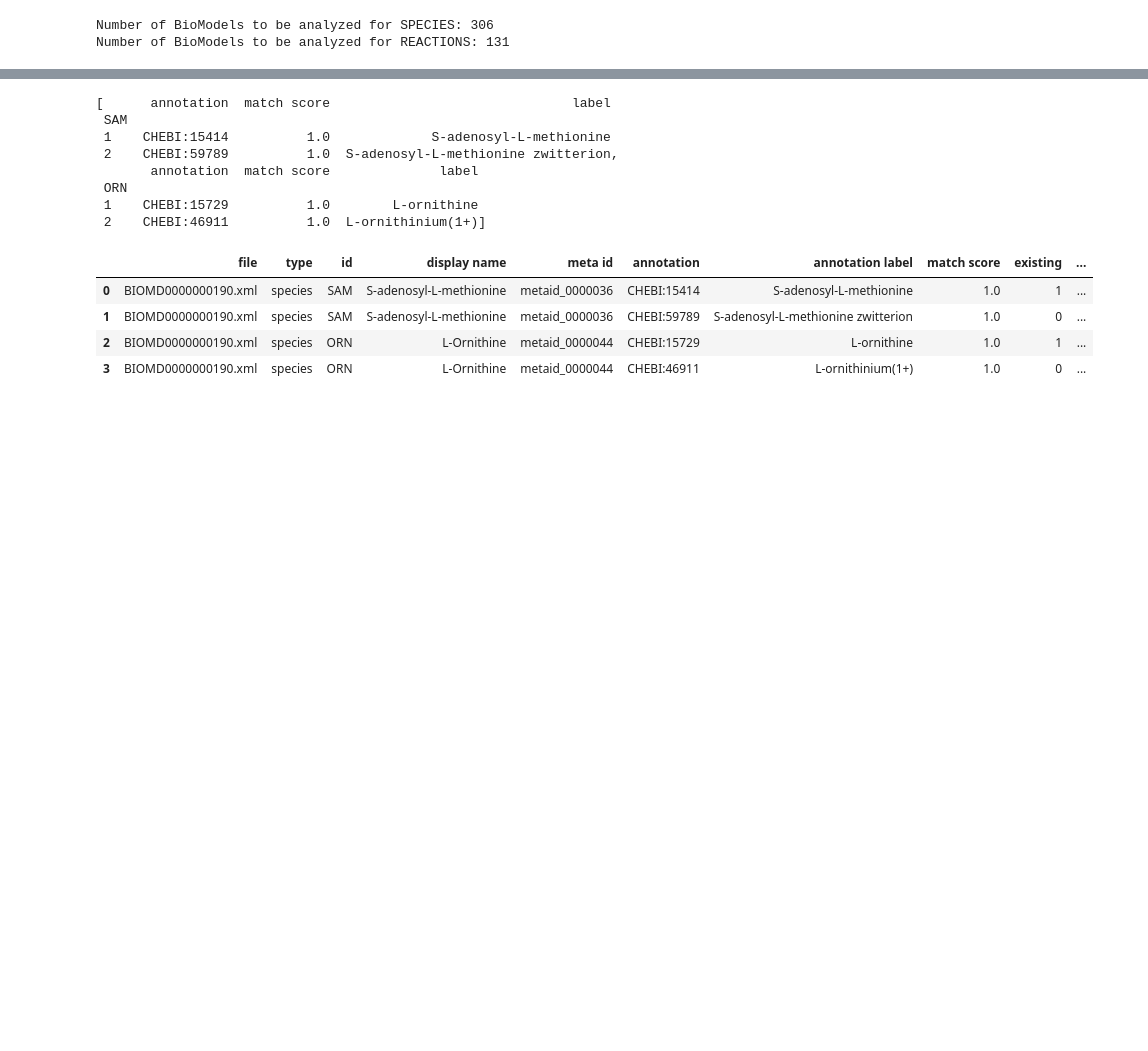
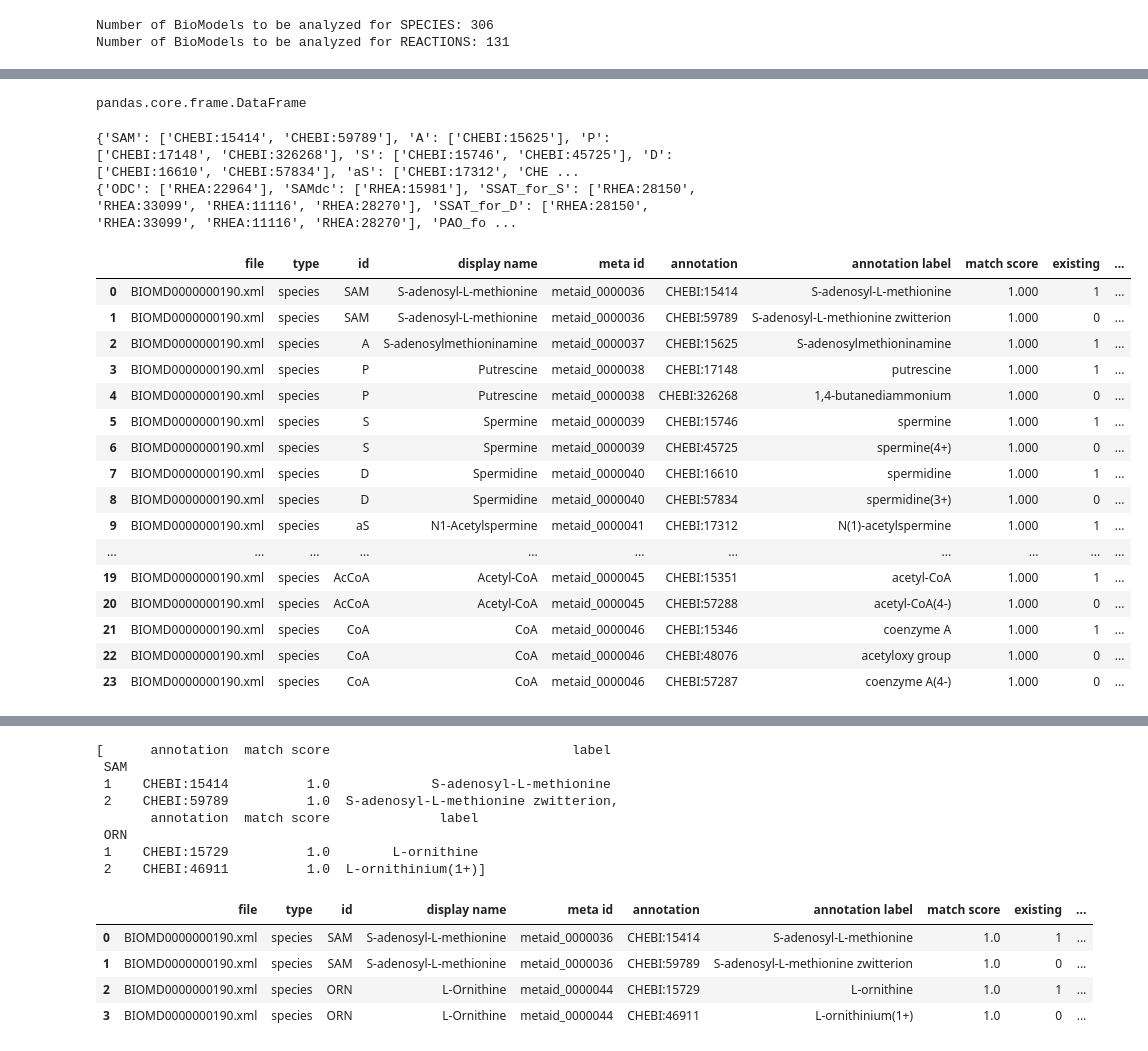
Before and after one commit to sys-bio/AMAS, a Jupyter notebook: notebooks/console_methods.ipynb, the cells around one changed output, grey strips where cells are left out. Saved outputs shown, nothing was run; the diff lists cells and outputs as text; code cells hidden in the pictures; blank space fills up the shorter version.

```diff
--- a/notebooks/console_methods.ipynb
+++ b/notebooks/console_methods.ipynb
@@ -66,0 +295,4 @@ No reaction after the element filter.
+# %%
+type(pred_reac)
+# %% [output]
+pandas.core.frame.DataFrame
@@ -66,0 +328,56 @@ No reaction after the element filter.
+# %%
+# testing getSBMLDocument method
+
+mssc = 'top'
+cutoff = 0.0
+
+pred = recom.recommendSpecies(ids=None,
+                              mssc=mssc,
+                              cutoff=cutoff)
+
+res_doc = recom.getSBMLDocument(sbml_document=recom.sbml_document,
+                                chosen=pred,
+                                auto_feedback=True)
+model = res_doc.getModel()
+
+
+upd_spec_anot = tools.extractExistingSpeciesAnnotation(model)
+print(upd_spec_anot)
+print(upd_spec_anot['SAM'] == ['CHEBI:15414', 'CHEBI:59789'])
+
+upd_reac_anot = tools.extractExistingReactionAnnotation(model)
+print(upd_reac_anot)
+
+
+# for s in model.getListOfSpecies():
+#   print(s.getAnnotationString())
+
+# for r in model.getListOfReactions():
+#   print(r.getAnnotationString())
+
+# Will need to convert this to string
+# res = libsbml.writeSBMLToString(res_doc)
+# res
+# %% [output]
+{'SAM': ['CHEBI:15414', 'CHEBI:59789'], 'A': ['CHEBI:15625'], 'P': ['CHEBI:17148', 'CHEBI:326268'], 'S': ['CHEBI:15746', 'CHEBI:45725'], 'D': ['CHEBI:16610', 'CHEBI:57834'], 'aS': ['CHEBI:17312', 'CHE ...
+{'ODC': ['RHEA:22964'], 'SAMdc': ['RHEA:15981'], 'SSAT_for_S': ['RHEA:28150', 'RHEA:33099', 'RHEA:11116', 'RHEA:28270'], 'SSAT_for_D': ['RHEA:28150', 'RHEA:33099', 'RHEA:11116', 'RHEA:28270'], 'PAO_fo ...
+# %%
+pred
+# %% [output]
+|  | file | type | id | display name | meta id | annotation | annotation label | match score | existing | ... |
+| 0 | BIOMD0000000190.xml | species | SAM | S-adenosyl-L-methionine | metaid_0000036 | CHEBI:15414 | S-adenosyl-L-methionine | 1.000 | 1 | ... |
+| 1 | BIOMD0000000190.xml | species | SAM | S-adenosyl-L-methionine | metaid_0000036 | CHEBI:59789 | S-adenosyl-L-methionine zwitterion | 1.000 | 0 | ... |
+| 2 | BIOMD0000000190.xml | species | A | S-adenosylmethioninamine | metaid_0000037 | CHEBI:15625 | S-adenosylmethioninamine | 1.000 | 1 | ... |
+| 3 | BIOMD0000000190.xml | species | P | Putrescine | metaid_0000038 | CHEBI:17148 | putrescine | 1.000 | 1 | ... |
+| 4 | BIOMD0000000190.xml | species | P | Putrescine | metaid_0000038 | CHEBI:326268 | 1,4-butanediammonium | 1.000 | 0 | ... |
+| 5 | BIOMD0000000190.xml | species | S | Spermine | metaid_0000039 | CHEBI:15746 | spermine | 1.000 | 1 | ... |
+| 6 | BIOMD0000000190.xml | species | S | Spermine | metaid_0000039 | CHEBI:45725 | spermine(4+) | 1.000 | 0 | ... |
+| 7 | BIOMD0000000190.xml | species | D | Spermidine | metaid_0000040 | CHEBI:16610 | spermidine | 1.000 | 1 | ... |
+| 8 | BIOMD0000000190.xml | species | D | Spermidine | metaid_0000040 | CHEBI:57834 | spermidine(3+) | 1.000 | 0 | ... |
+| 9 | BIOMD0000000190.xml | species | aS | N1-Acetylspermine | metaid_0000041 | CHEBI:17312 | N(1)-acetylspermine | 1.000 | 1 | ... |
+| ... | ... | ... | ... | ... | ... | ... | ... | ... | ... | ... |
+| 19 | BIOMD0000000190.xml | species | AcCoA | Acetyl-CoA | metaid_0000045 | CHEBI:15351 | acetyl-CoA | 1.000 | 1 | ... |
+| 20 | BIOMD0000000190.xml | species | AcCoA | Acetyl-CoA | metaid_0000045 | CHEBI:57288 | acetyl-CoA(4-) | 1.000 | 0 | ... |
+| 21 | BIOMD0000000190.xml | species | CoA | CoA | metaid_0000046 | CHEBI:15346 | coenzyme A | 1.000 | 1 | ... |
+| 22 | BIOMD0000000190.xml | species | CoA | CoA | metaid_0000046 | CHEBI:48076 | acetyloxy group | 1.000 | 0 | ... |
+| 23 | BIOMD0000000190.xml | species | CoA | CoA | metaid_0000046 | CHEBI:57287 | coenzyme A(4-) | 1.000 | 0 | ... |
```
Also changed, not shown: parts of 25 cells of this notebook, 4 other files.
